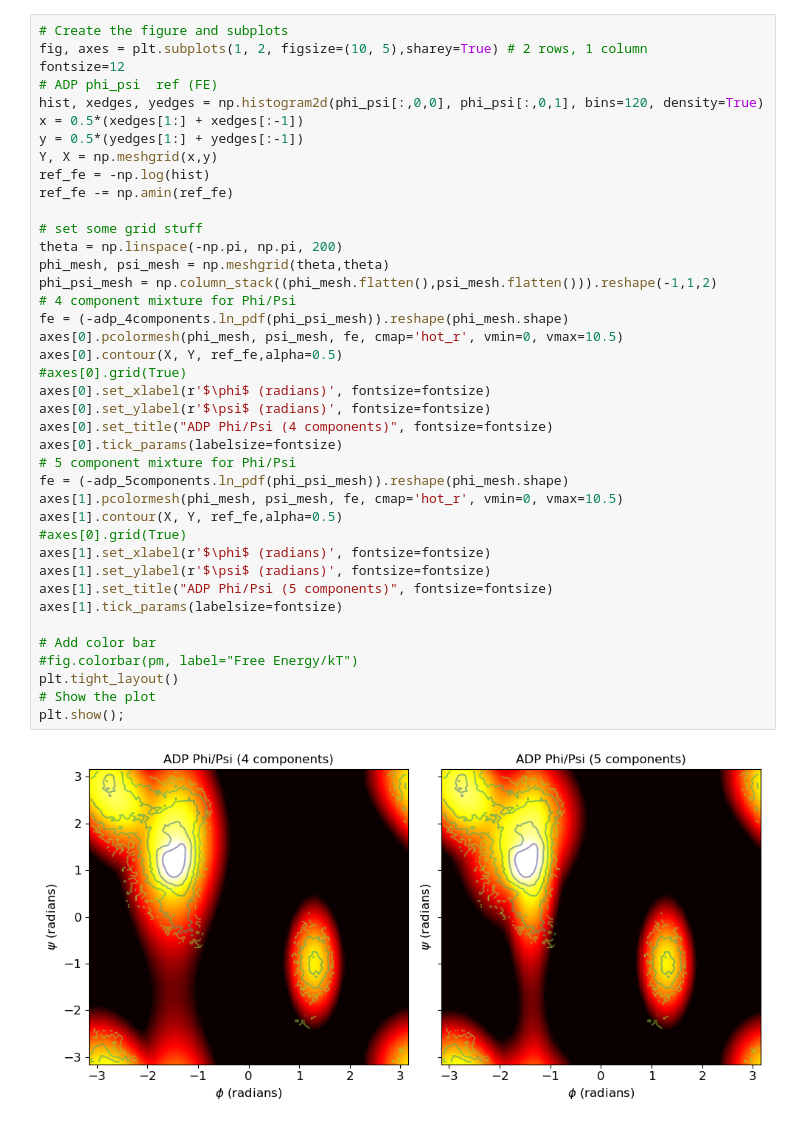
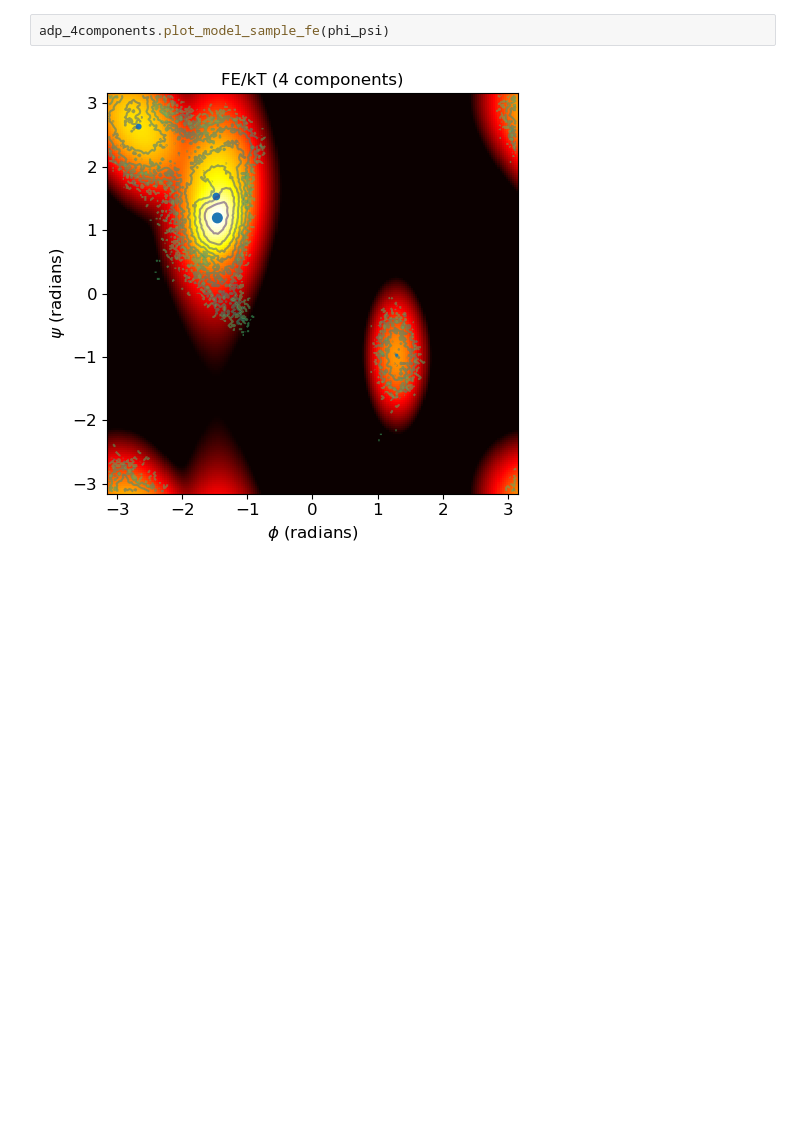
Before and after one commit to mccullaghlab/vonMisesMixtureModel, a Jupyter notebook: examples/adp/adp_BVvMMM.ipynb, the cells around one changed output. Cells and saved outputs as stored; diff of their text form; blank space fills up the shorter version.

```diff
--- a/examples/adp/adp_BVvMMM.ipynb
+++ b/examples/adp/adp_BVvMMM.ipynb
@@ -137,42 +149,4 @@ adp_5components.plot_clusters(phi_psi)
-# %%
-# Create the figure and subplots
-fig, axes = plt.subplots(1, 2, figsize=(10, 5),sharey=True) # 2 rows, 1 column
-fontsize=12
-# ADP phi_psi  ref (FE)
-hist, xedges, yedges = np.histogram2d(phi_psi[:,0,0], phi_psi[:,0,1], bins=120, density=True)
-x = 0.5*(xedges[1:] + xedges[:-1])
-y = 0.5*(yedges[1:] + yedges[:-1])
-Y, X = np.meshgrid(x,y)
-ref_fe = -np.log(hist)
-ref_fe -= np.amin(ref_fe)
-
-# set some grid stuff
-theta = np.linspace(-np.pi, np.pi, 200)
-phi_mesh, psi_mesh = np.meshgrid(theta,theta)
-phi_psi_mesh = np.column_stack((phi_mesh.flatten(),psi_mesh.flatten())).reshape(-1,1,2)
-# 4 component mixture for Phi/Psi
-fe = (-adp_4components.ln_pdf(phi_psi_mesh)).reshape(phi_mesh.shape)
-axes[0].pcolormesh(phi_mesh, psi_mesh, fe, cmap='hot_r', vmin=0, vmax=10.5)
-axes[0].contour(X, Y, ref_fe,alpha=0.5)
-#axes[0].grid(True)
-axes[0].set_xlabel(r'$\phi$ (radians)', fontsize=fontsize)
-axes[0].set_ylabel(r'$\psi$ (radians)', fontsize=fontsize)
-axes[0].set_title("ADP Phi/Psi (4 components)", fontsize=fontsize)
-axes[0].tick_params(labelsize=fontsize)
-# 5 component mixture for Phi/Psi
-fe = (-adp_5components.ln_pdf(phi_psi_mesh)).reshape(phi_mesh.shape)
-axes[1].pcolormesh(phi_mesh, psi_mesh, fe, cmap='hot_r', vmin=0, vmax=10.5)
-axes[1].contour(X, Y, ref_fe,alpha=0.5)
-#axes[0].grid(True)
-axes[1].set_xlabel(r'$\phi$ (radians)', fontsize=fontsize)
-axes[1].set_ylabel(r'$\psi$ (radians)', fontsize=fontsize)
-axes[1].set_title("ADP Phi/Psi (5 components)", fontsize=fontsize)
-axes[1].tick_params(labelsize=fontsize)
-
-# Add color bar
-#fig.colorbar(pm, label="Free Energy/kT")
-plt.tight_layout()
-# Show the plot
-plt.show();
-# %% [output]
-[figure, removed]
+# %%
+adp_4components.plot_model_sample_fe(phi_psi)
+# %% [output]
+[figure, added]
```
Also changed, not shown: parts of 14 cells of this notebook, 11 other files.
